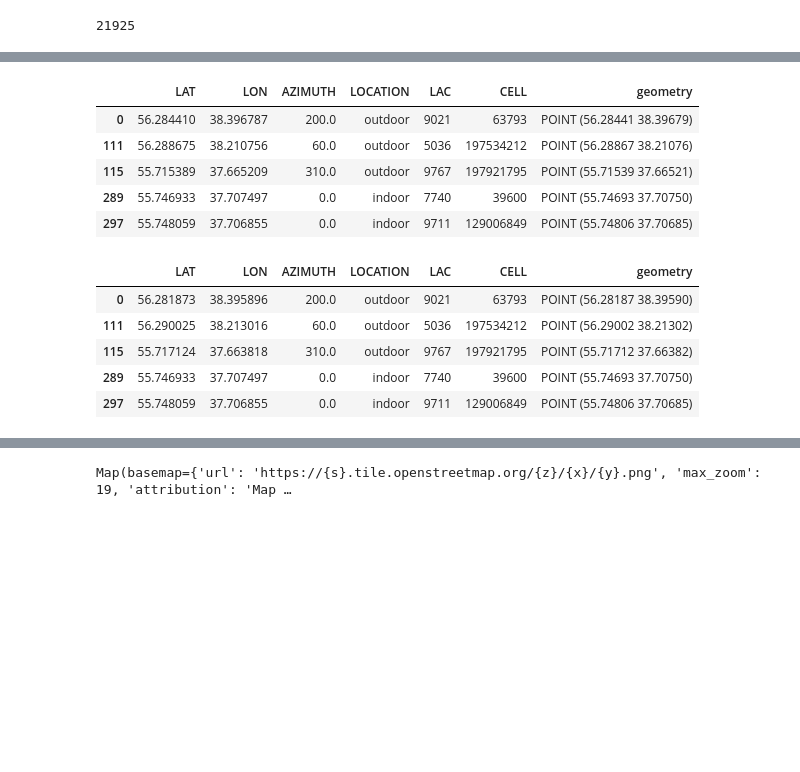
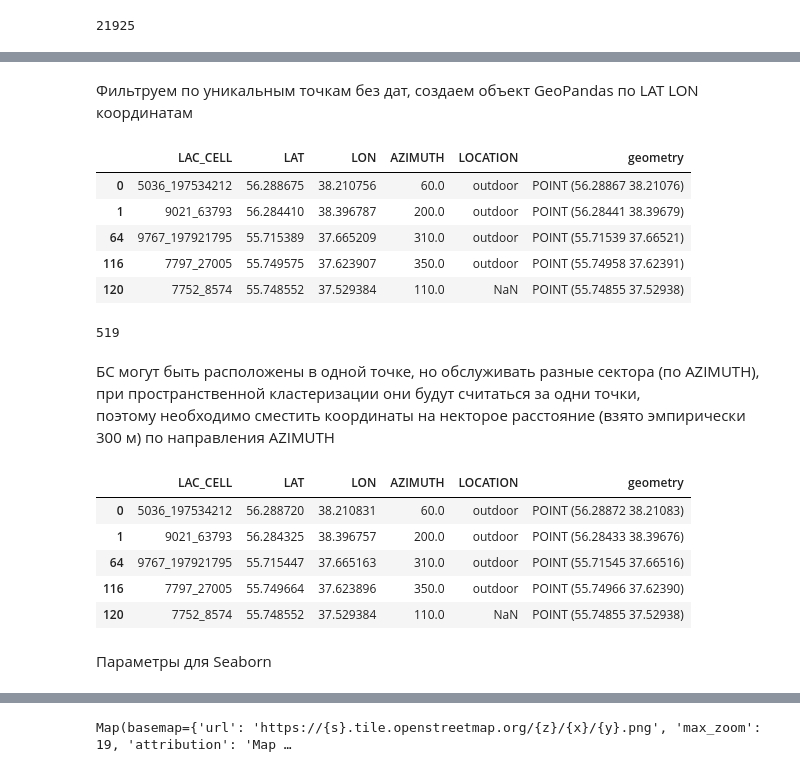
Before and after one commit to KirillKras/TerVer, a Jupyter notebook: final_project.ipynb, the cells around one changed output, grey strips where cells are left out. Saved outputs shown, nothing was run; the diff lists cells and outputs as text; code cells hidden in the pictures; blank space fills up the shorter version.

```diff
--- a/final_project.ipynb
+++ b/final_project.ipynb
@@ -72,5 +87,7 @@ lat_long_index.shape[0]
 # %%
 r = lat_long_index.resample('H')
-lat_long_index_1h = r.apply(lambda x: x.value_counts().index[0] if len(x.value_counts()) else None)
+lat_long_index_1h = r.apply(lambda x: x.value_counts().index[0]
+                            if len(x.value_counts()) else None)
+lat_long_index_1h.dropna(inplace=True)
 lat_long_index_1h.shape[0]
 # %% [output]
@@ -77,0 +97,4 @@ lat_long_index_1h.shape[0]
+# %%
+lat_long_index_1h_df = pd.DataFrame(lat_long_index_1h).reset_index().merge(
+                            lat_long[['LAC_CELL', 'LAT', 'LON', 'AZIMUTH', 'LOCATION']].drop_duplicates())
+lat_long_index_1h_df.head()
@@ -78,19 +108,31 @@ lat_long_index_1h.shape[0]
+# %% [markdown]
+Фильтруем по уникальным точкам без дат, создаем объект GeoPandas по LAT LON координатам
 # %%
-lat_long_uniq = lat_long.drop_duplicates()
-geodf = geopd.GeoDataFrame(lat_long_uniq, geometry=geopd.points_from_xy(lat_long_uniq.LAT, lat_long_uniq.LON))
+filtered_uniq_points = lat_long_index_1h_df.drop(['DATE'], axis=1).drop_duplicates()
+geodf = geopd.GeoDataFrame(filtered_uniq_points,
+                           geometry=geopd.points_from_xy(filtered_uniq_points.LAT,
+                                                         filtered_uniq_points.LON))
 geodf.head()
 # %% [output]
-|  | LAT | LON | AZIMUTH | LOCATION | LAC | CELL | geometry |
-| 0 | 56.284410 | 38.396787 | 200.0 | outdoor | 9021 | 63793 | POINT (56.28441 38.39679) |
-| 111 | 56.288675 | 38.210756 | 60.0 | outdoor | 5036 | 197534212 | POINT (56.28867 38.21076) |
-| 115 | 55.715389 | 37.665209 | 310.0 | outdoor | 9767 | 197921795 | POINT (55.71539 37.66521) |
-| 289 | 55.746933 | 37.707497 | 0.0 | indoor | 7740 | 39600 | POINT (55.74693 37.70750) |
-| 297 | 55.748059 | 37.706855 | 0.0 | indoor | 9711 | 129006849 | POINT (55.74806 37.70685) |
+|  | LAC_CELL | LAT | LON | AZIMUTH | LOCATION | geometry |
+| 0 | 5036_197534212 | 56.288675 | 38.210756 | 60.0 | outdoor | POINT (56.28867 38.21076) |
+| 1 | 9021_63793 | 56.284410 | 38.396787 | 200.0 | outdoor | POINT (56.28441 38.39679) |
+| 64 | 9767_197921795 | 55.715389 | 37.665209 | 310.0 | outdoor | POINT (55.71539 37.66521) |
+| 116 | 7797_27005 | 55.749575 | 37.623907 | 350.0 | outdoor | POINT (55.74958 37.62391) |
+| 120 | 7752_8574 | 55.748552 | 37.529384 | 110.0 | NaN | POINT (55.74855 37.52938) |
+# %%
+geodf.shape[0]
+# %% [output]
+519
+# %% [markdown]
+БС могут быть расположены в одной точке, но обслуживать разные сектора (по AZIMUTH),
+при пространственной кластеризации они будут считаться за одни точки,
+поэтому необходимо сместить координаты на некторое расстояние (взято эмпирически 300 м) по направления AZIMUTH
 # %%
 def my_translate(g):
     if g.LOCATION == 'outdoor':
         gr_meter = 111120 # метров в 1 градусе широты
-        dist = 300 # сдвиг в метрах
+        dist = 10 # сдвиг в метрах
         dist_gr_lat = dist / gr_meter # сдвиг по широте в градусах
         dist_gr_lon = dist_gr_lat * np.cos(g.geometry.x) # сдвиг по долготе в градусах
 
@@ -106,11 +148,13 @@ geodf_300.LON = geodf_300.geometry.y
 
 geodf_300.head()
 # %% [output]
-|  | LAT | LON | AZIMUTH | LOCATION | LAC | CELL | geometry |
-| 0 | 56.281873 | 38.395896 | 200.0 | outdoor | 9021 | 63793 | POINT (56.28187 38.39590) |
-| 111 | 56.290025 | 38.213016 | 60.0 | outdoor | 5036 | 197534212 | POINT (56.29002 38.21302) |
-| 115 | 55.717124 | 37.663818 | 310.0 | outdoor | 9767 | 197921795 | POINT (55.71712 37.66382) |
-| 289 | 55.746933 | 37.707497 | 0.0 | indoor | 7740 | 39600 | POINT (55.74693 37.70750) |
-| 297 | 55.748059 | 37.706855 | 0.0 | indoor | 9711 | 129006849 | POINT (55.74806 37.70685) |
+|  | LAC_CELL | LAT | LON | AZIMUTH | LOCATION | geometry |
+| 0 | 5036_197534212 | 56.288720 | 38.210831 | 60.0 | outdoor | POINT (56.28872 38.21083) |
+| 1 | 9021_63793 | 56.284325 | 38.396757 | 200.0 | outdoor | POINT (56.28433 38.39676) |
+| 64 | 9767_197921795 | 55.715447 | 37.665163 | 310.0 | outdoor | POINT (55.71545 37.66516) |
+| 116 | 7797_27005 | 55.749664 | 37.623896 | 350.0 | outdoor | POINT (55.74966 37.62390) |
+| 120 | 7752_8574 | 55.748552 | 37.529384 | 110.0 | NaN | POINT (55.74855 37.52938) |
+# %% [markdown]
+Параметры для Seaborn
 # %%
 plot_kwds = {'alpha' : 0.5, 's' : 30, 'linewidths':0, }
```
Also changed, not shown: parts of 45 cells of this notebook.
